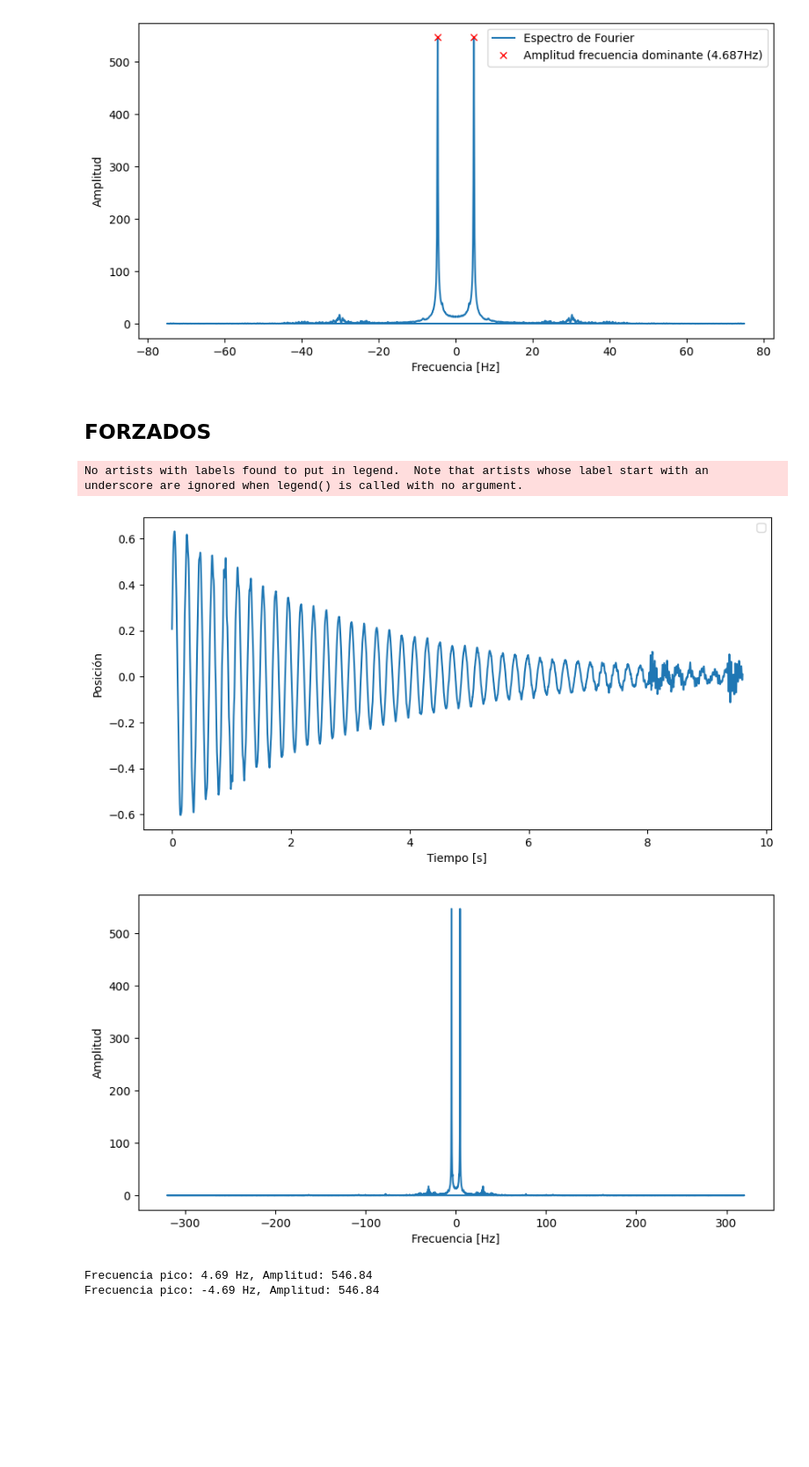
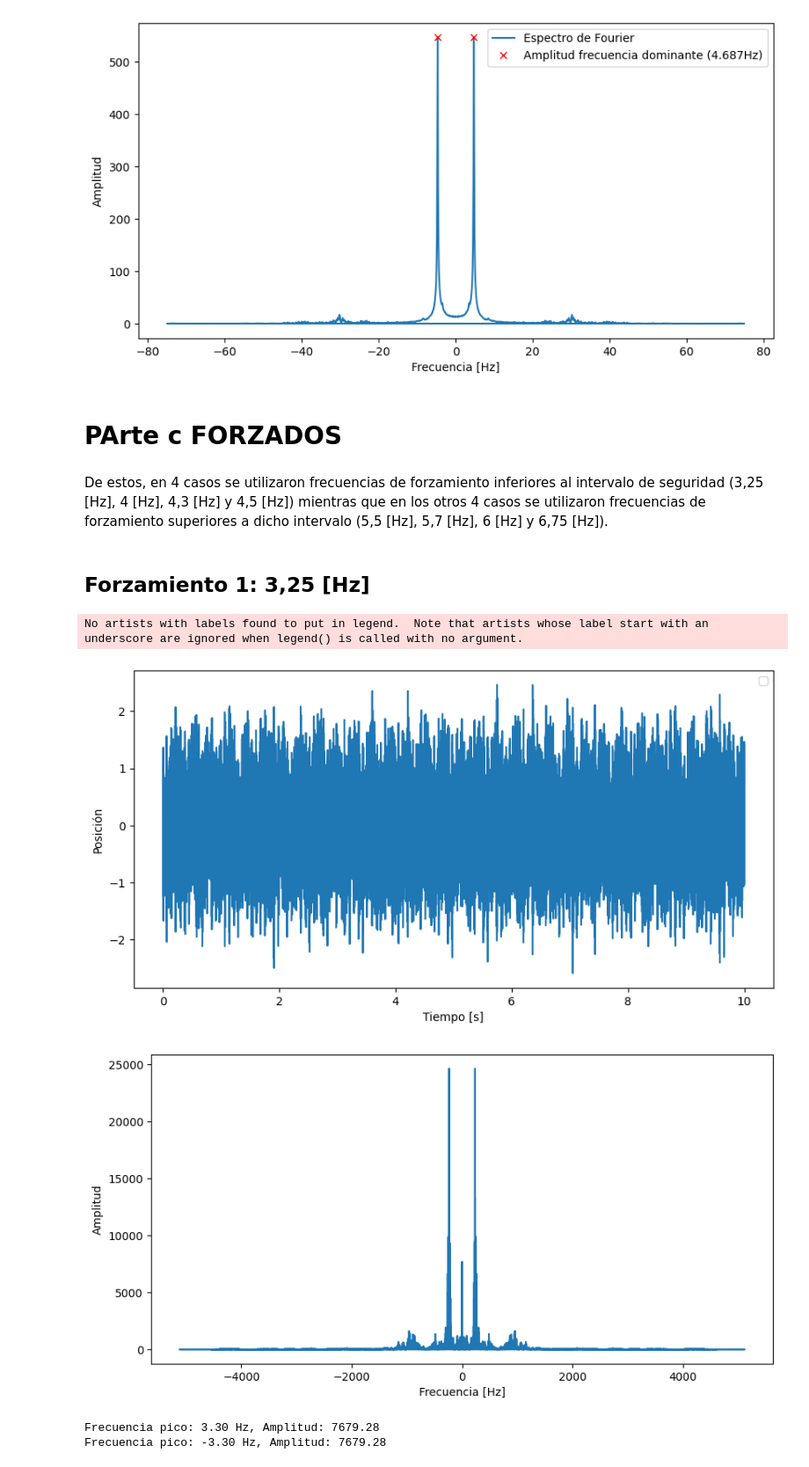
Before and after one commit to Marceloaglop/Vibras-Mec-nicas, a Jupyter notebook: vibras, amplitudes y fourier para no forzado.ipynb, the cells around one changed output. Shown at 88% size. Cells and saved outputs as stored; diff of their text form; code cells hidden in the pictures; blank space fills up the shorter version.

Commit message:
Parte c, avance preliminar 2

```diff
--- a/vibras, amplitudes y fourier para no forzado.ipynb
+++ b/vibras, amplitudes y fourier para no forzado.ipynb
@@ -135,13 +137,19 @@ Frecuencia pico: 4.69 Hz, Amplitud: 546.84
 Frecuencia pico: -4.69 Hz, Amplitud: 546.84
 [figure]
 # %% [markdown]
-## FORZADOS
+# PArte c FORZADOS
+# %% [markdown]
+De estos, en 4 casos se utilizaron frecuencias de forzamiento inferiores al intervalo de seguridad
+(3,25 [Hz], 4 [Hz], 4,3 [Hz] y 4,5 [Hz]) mientras que en los otros 4 casos se utilizaron frecuencias de
+forzamiento superiores a dicho intervalo (5,5 [Hz], 5,7 [Hz], 6 [Hz] y 6,75 [Hz]).
+# %% [markdown]
+## Forzamiento 1: 3,25 [Hz]
 # %%
 #obtener_frecuencia(r"C:\Users\chelo\Downloads\Vibras-Mec-nicas-main\Vibras-Mec-nicas-main\LAB 02\Mediciones limpias\Parte 1\Test(2024-10-10,16-00-54)\DataRecor2.csv")
-obtener_frecuencia(r"LAB 02\Mediciones limpias\Parte 1\Test(2024-10-10,16-00-54)\DataRecor2.csv")
+obtener_frecuencia(r"LAB 02\Mediciones limpias\Parte 2\Test(2024-10-10,16-33-58)\DataRecor2.csv")
 # %% [output]
 No artists with labels found to put in legend.  Note that artists whose label start with an underscore are ignored when legend() is called with no argument.
-[figure, old version]
+[figure, new version]
-[figure, old version]
+[figure, new version]
-Frecuencia pico: 4.69 Hz, Amplitud: 546.84
-Frecuencia pico: -4.69 Hz, Amplitud: 546.84
+Frecuencia pico: 3.30 Hz, Amplitud: 7679.28
+Frecuencia pico: -3.30 Hz, Amplitud: 7679.28
```
Also changed, not shown: parts of 16 cells of this notebook.
